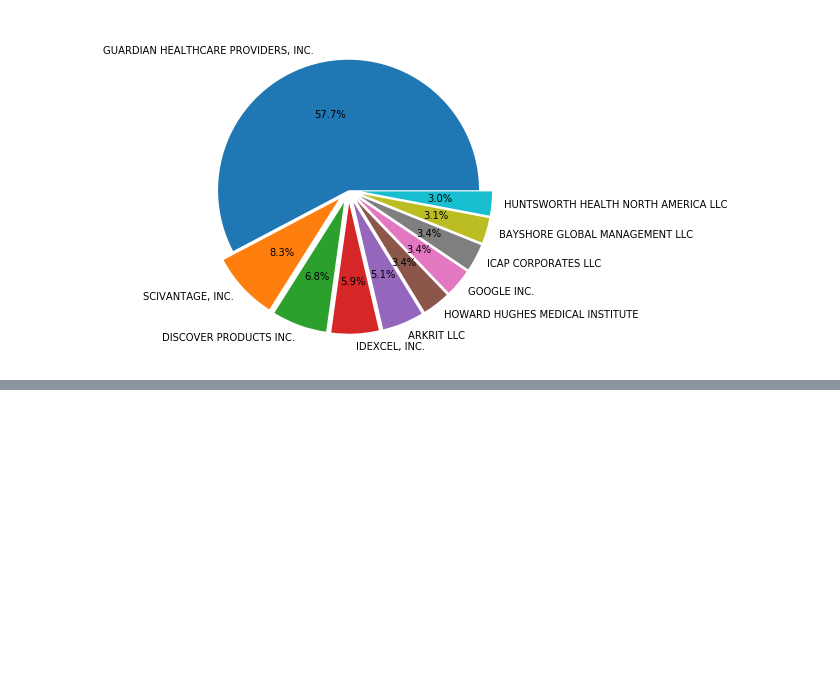
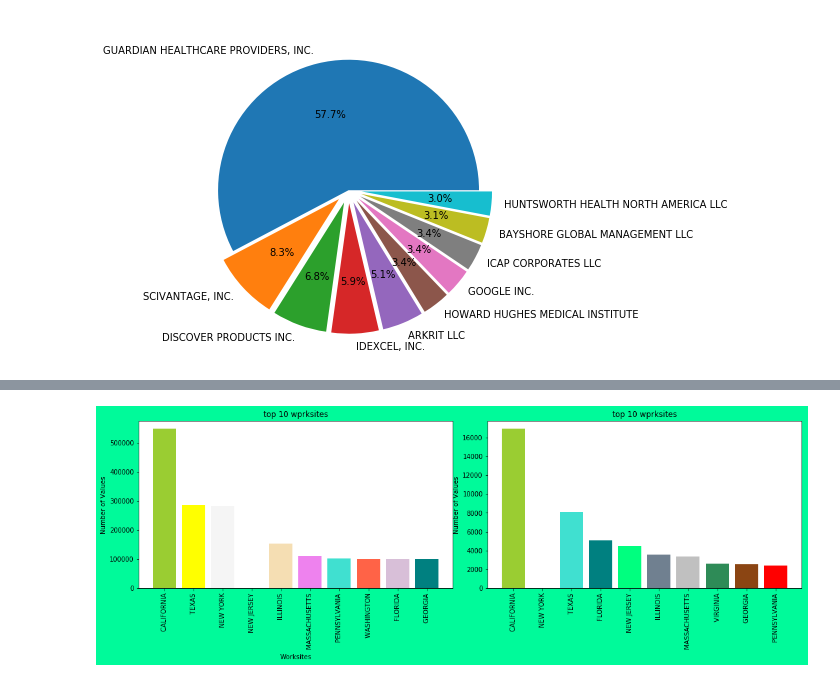
Before and after one commit to Bhavikdarji98/H1B_data_analysis, a Jupyter notebook: H1B_projectt.ipynb, the cells around one changed output, grey strips where cells are left out. Saved outputs shown, nothing was run; the diff lists cells and outputs as text; code cells hidden in the pictures; blank space fills up the shorter version.

```diff
--- a/H1B_projectt.ipynb
+++ b/H1B_projectt.ipynb
@@ -229,0 +293,2 @@ plt.show()
+# %%
+topwork=df.worksite.value_counts()[:10]
@@ -229,0 +315,2 @@ plt.show()
+# %%
+topdenied=df[df.case_status=='DENIED']['worksite'].value_counts()[:10]
@@ -229,0 +331,23 @@ plt.show()
+# %%
+fig=plt.figure(figsize=(15,8),facecolor='mediumspringgreen')
+x1=fig.add_axes([0,0,0.45,0.45])
+x2=fig.add_axes([0.5,0,0.45,0.45])
+
+
+x1.bar(x=topwork.index,height=topwork[:],color=col[::-1])
+x1.set_xlabel('Worksites')
+x1.set_ylabel('Number of Values')
+x1.set_title('top 10 wprksites')
+x1.set_xticklabels(labels=topwork.index,rotation=90)
+
+
+x2.bar(x=topdenied.index,height=topdenied[:],color=col[::-3])
+x2.set_title('top 10 denied worksites')
+x1.set_xlabel('Worksites')
+x2.set_ylabel('Number of Values')
+x2.set_title('top 10 wprksites')
+x2.set_xticklabels(labels=topdenied.index,rotation=90)
+
+plt.show()
+# %% [output]
+[figure, added]
```
Also changed, not shown: parts of 15 cells of this notebook.
